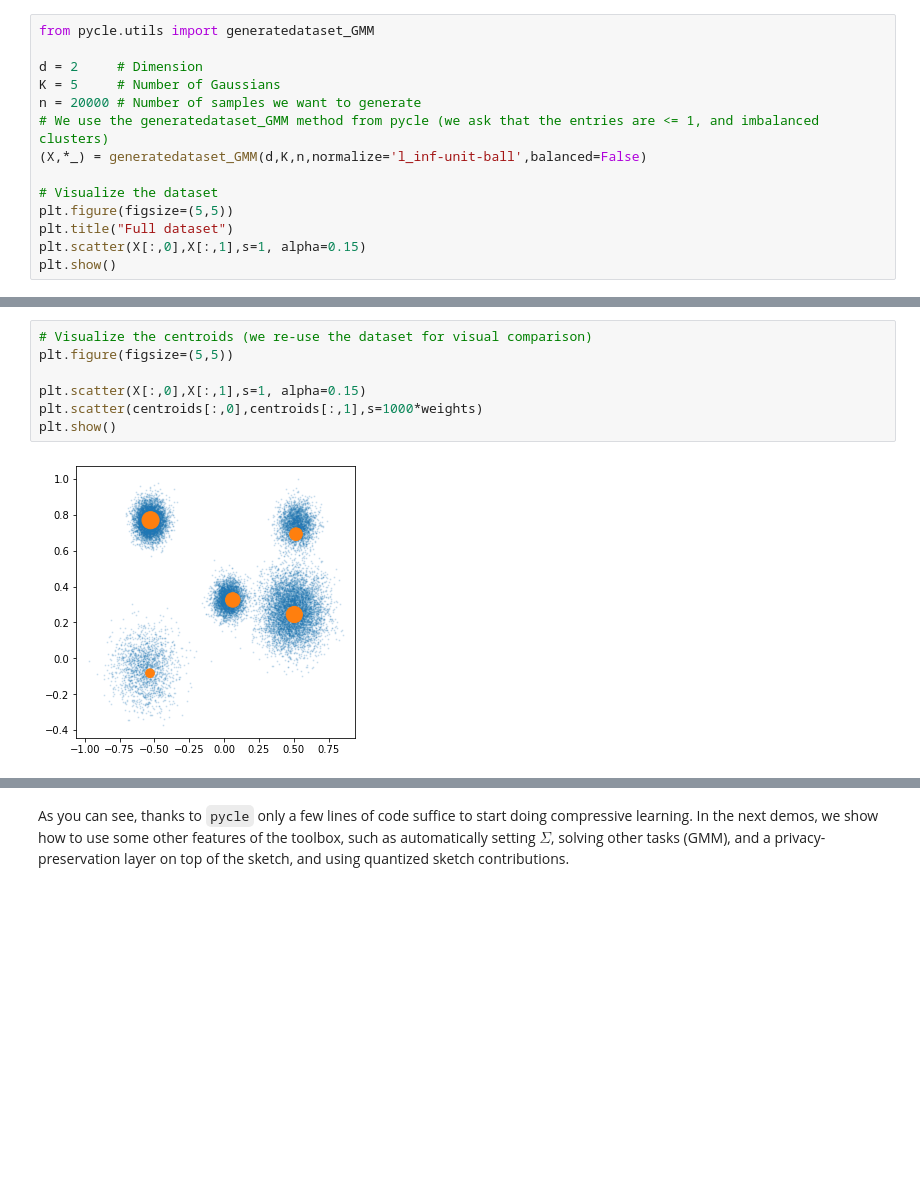
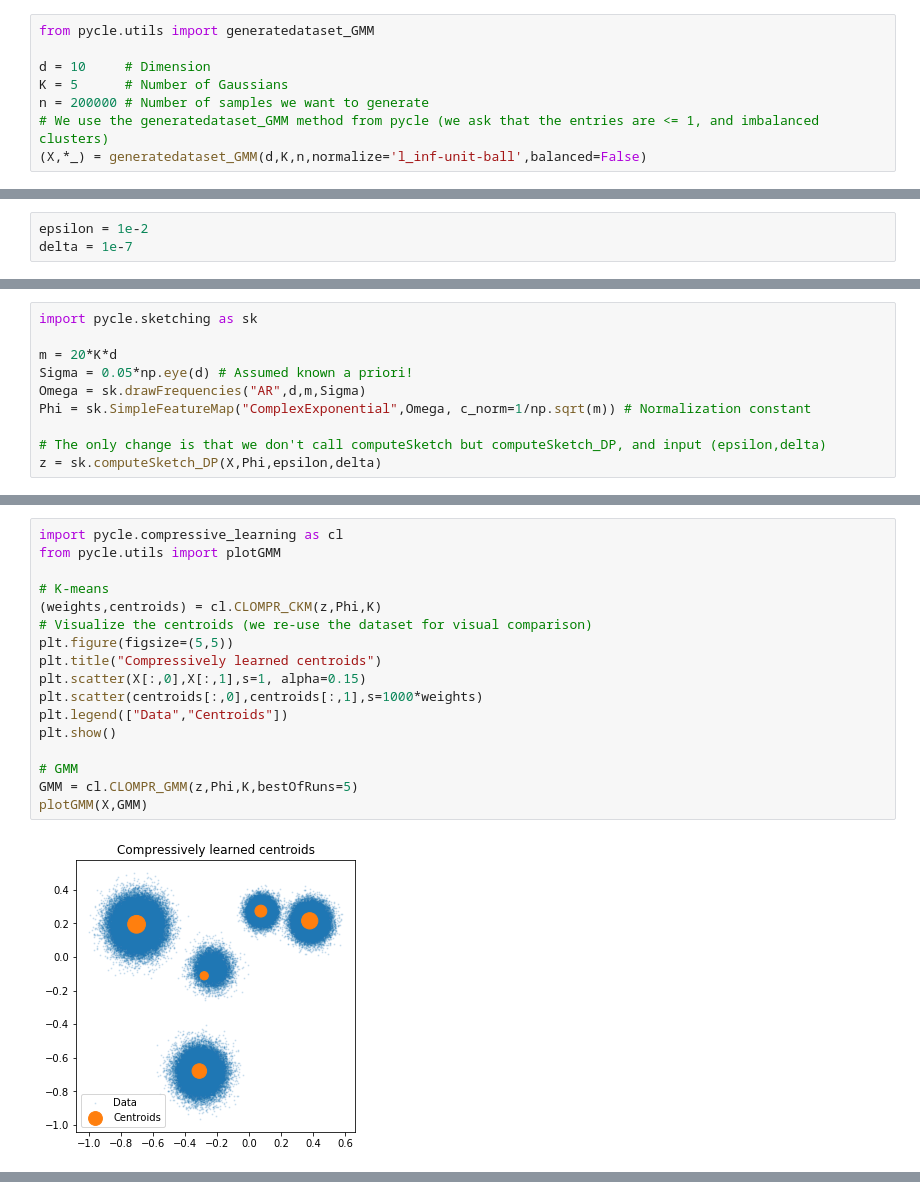
Before and after one commit to schellekensv/pycle, a Jupyter notebook: Demo_2-sketching_and_privacy.ipynb, the cells around one changed output, grey strips where cells are left out. Cells and saved outputs as stored; diff of their text form; blank space fills up the shorter version.

```diff
--- a/Demo_2-sketching_and_privacy.ipynb
+++ b/Demo_2-sketching_and_privacy.ipynb
@@ -18,14 +21,8 @@ To demonstrate the toolbox, we generate a simple synthetic dataset, from a Gauss
 # %%
 from pycle.utils import generatedataset_GMM
 
-d = 2     # Dimension
-K = 5     # Number of Gaussians
-n = 20000 # Number of samples we want to generate
+d = 10     # Dimension
+K = 5      # Number of Gaussians
+n = 200000 # Number of samples we want to generate
 # We use the generatedataset_GMM method from pycle (we ask that the entries are <= 1, and imbalanced clusters)
 (X,*_) = generatedataset_GMM(d,K,n,normalize='l_inf-unit-ball',balanced=False)
-
-# Visualize the dataset
-plt.figure(figsize=(5,5))
-plt.title("Full dataset")
-plt.scatter(X[:,0],X[:,1],s=1, alpha=0.15)
-plt.show()
@@ -69,0 +31,3 @@ The naming convention for the algorithms in `cl` is the pattern `algorithmName_t
+# %%
+epsilon = 1e-2
+delta = 1e-7
@@ -69,0 +38,10 @@ The naming convention for the algorithms in `cl` is the pattern `algorithmName_t
+# %%
+import pycle.sketching as sk
+
+m = 20*K*d
+Sigma = 0.05*np.eye(d) # Assumed known a priori!
+Omega = sk.drawFrequencies("AR",d,m,Sigma)
+Phi = sk.SimpleFeatureMap("ComplexExponential",Omega, c_norm=1/np.sqrt(m)) # Normalization constant
+
+# The only change is that we don't call computeSketch but computeSketch_DP, and input (epsilon,delta)
+z = sk.computeSketch_DP(X,Phi,epsilon,delta)
@@ -70,9 +52,19 @@ The naming convention for the algorithms in `cl` is the pattern `algorithmName_t
 # %%
+import pycle.compressive_learning as cl
+from pycle.utils import plotGMM
+
+# K-means
+(weights,centroids) = cl.CLOMPR_CKM(z,Phi,K)
 # Visualize the centroids (we re-use the dataset for visual comparison)
 plt.figure(figsize=(5,5))
-
+plt.title("Compressively learned centroids")
 plt.scatter(X[:,0],X[:,1],s=1, alpha=0.15)
 plt.scatter(centroids[:,0],centroids[:,1],s=1000*weights)
+plt.legend(["Data","Centroids"])
 plt.show()
+
+# GMM
+GMM = cl.CLOMPR_GMM(z,Phi,K,bestOfRuns=5)
+plotGMM(X,GMM)
 # %% [output]
-[figure, old version]
+[figure, new version]
@@ -79,2 +71,0 @@ plt.show()
-# %% [markdown]
-As you can see, thanks to `pycle` only a few lines of code suffice to start doing compressive learning. In the next demos, we show how to use some other features of the toolbox, such as automatically setting $\Sigma$, solving other tasks (GMM), and a privacy-preservation layer on top of the sketch, and using quantized sketch contributions.
```
Also changed, not shown: parts of 20 cells of this notebook, 8 other files.
